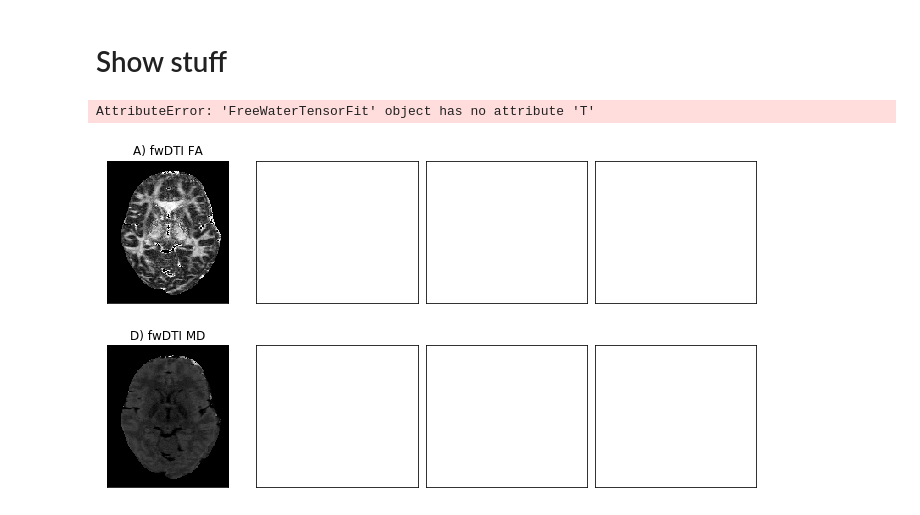
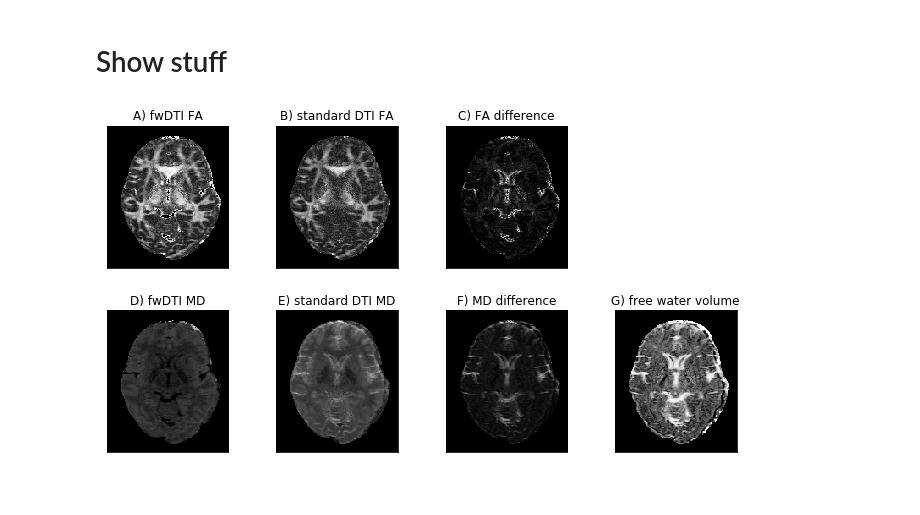
Before and after one commit to lytai1/Matthew_Thesis, a Jupyter notebook: Code/DTI_2_COMP/Free Water Diffusion Tensor Model run through.ipynb, the cells around one changed output. Cells and saved outputs as stored; diff of their text form; code cells hidden in the pictures.

Commit message:
Added code for the comparison between fwdti and dti

```diff
--- a/Code/DTI_2_COMP/Free Water Diffusion Tensor Model run through.ipynb
+++ b/Code/DTI_2_COMP/Free Water Diffusion Tensor Model run through.ipynb
@@ -65,0 +35,17 @@ NameError: name 'np' is not defined
+# %%
+gtab = patients[0].mri_list[0].gradient_table
+data = patients[0].mri_list[0].data
+mask = patients[0].mri_list[0].mask
+# %%
+fwdtifit = patients[0].mri_list[0].fitted_model
+# %%
+dtimodel = dti.TensorModel(gtab)
+
+dtifit = dtimodel.fit(data, mask=mask)
+
+dti_FA = dtifit.fa
+dti_MD = dtifit.md
+# %%
+FA = fwdtifit.FA
+MD = fwdtifit.MD
+axial_slice = 40
@@ -74,41 +80,35 @@ ax.flat[0].imshow(FA[:, :, axial_slice].T, origin='lower',
                   cmap='gray', vmin=0, vmax=1)
 ax.flat[0].set_title('A) fwDTI FA')
 
-"""
 ax.flat[1].imshow(dti_FA[:, :, axial_slice].T, origin='lower',
                   cmap='gray', vmin=0, vmax=1)
 ax.flat[1].set_title('B) standard DTI FA')
 
 FAdiff = abs(FA[:, :, axial_slice] - dti_FA[:, :, axial_slice])
 ax.flat[2].imshow(FAdiff.T, cmap='gray', origin='lower', vmin=0, vmax=1)
 ax.flat[2].set_title('C) FA difference')
 
 ax.flat[3].axis('off')
 
-"""
-
 ax.flat[4].imshow(MD[:, :, axial_slice].T, origin='lower',
                   cmap='gray', vmin=0, vmax=2.5e-3)
 ax.flat[4].set_title('D) fwDTI MD')
 
-"""
 ax.flat[5].imshow(dti_MD[:, :, axial_slice].T, origin='lower',
                   cmap='gray', vmin=0, vmax=2.5e-3)
 ax.flat[5].set_title('E) standard DTI MD')
 
 
 MDdiff = abs(MD[:, :, axial_slice] - dti_MD[:, :, axial_slice])
 ax.flat[6].imshow(MDdiff.T, origin='lower', cmap='gray', vmin=0, vmax=2.5e-3)
 ax.flat[6].set_title('F) MD difference')
 
-"""
-F = fwdtifit.f
+F = fwdtifit.f.f
 
 ax.flat[7].imshow(F[:, :, axial_slice].T, origin='lower',
                   cmap='gray', vmin=0, vmax=1)
 ax.flat[7].set_title('G) free water volume')
 
 plt.show()
 # %% [output]
-AttributeError: 'FreeWaterTensorFit' object has no attribute 'T'
-[figure, old version]
+[figure, new version]
```
Also changed, not shown: parts of 4 cells of this notebook.
